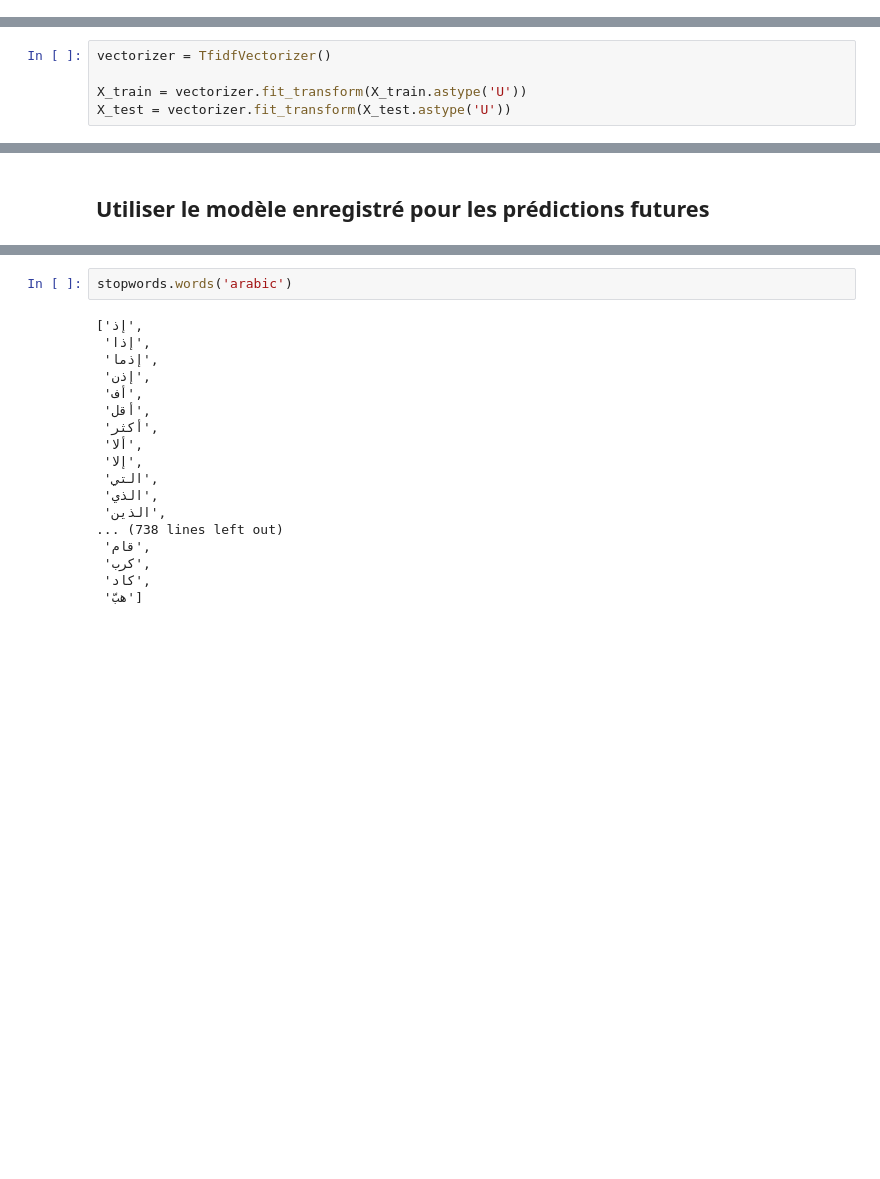
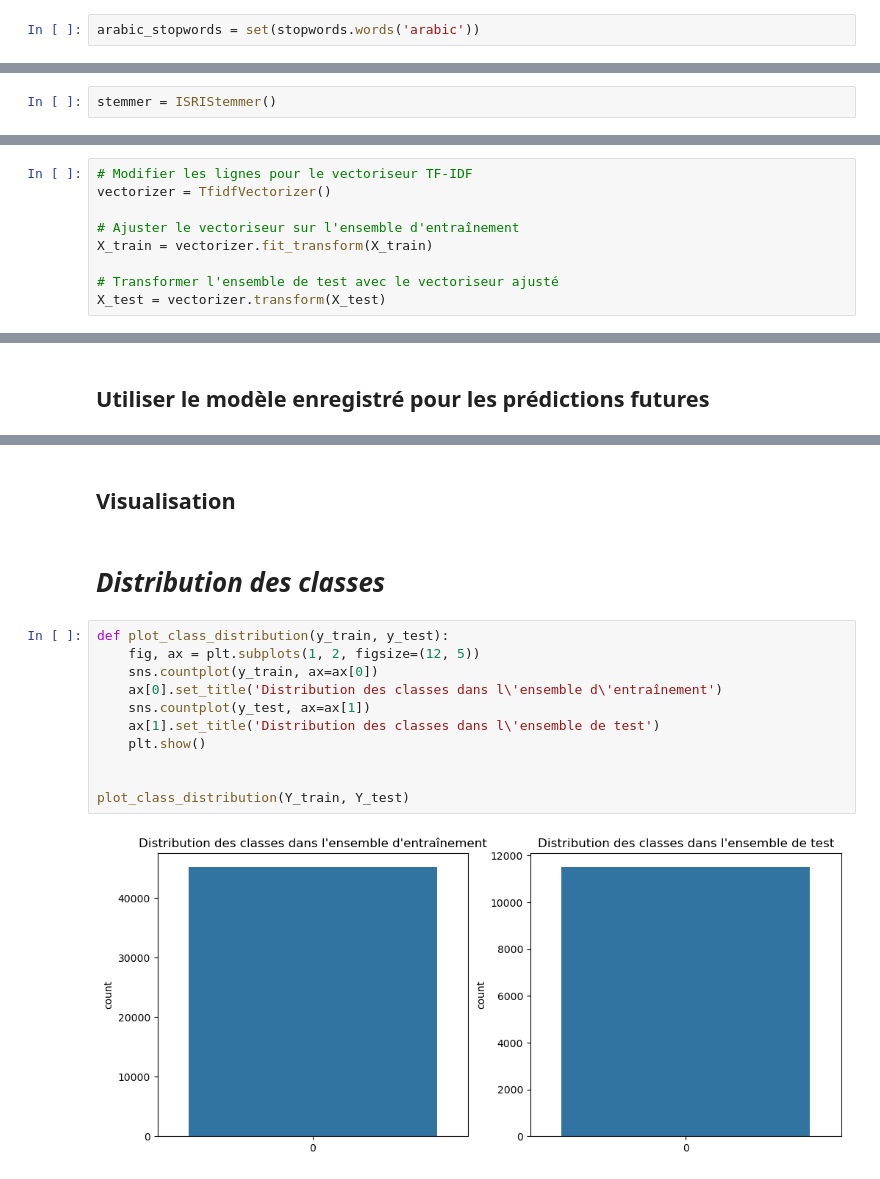
Before and after one commit to cheikhAbd/Sentiment_Analysis_Arabic, a Jupyter notebook: Sentiment_Analysis_Arabic.ipynb, the cells around one changed output, grey strips where cells are left out. Drawn from its saved outputs; the diff is of its cells as text; blank space fills up the shorter version.

```diff
--- a/Sentiment_Analysis_Arabic.ipynb
+++ b/Sentiment_Analysis_Arabic.ipynb
@@ -68,0 +142,2 @@ Y_train.shape , X_train.shape , X_test.shape , Y_test.shape
+# %%
+arabic_stopwords = set(stopwords.words('arabic'))
@@ -68,0 +146,2 @@ Y_train.shape , X_train.shape , X_test.shape , Y_test.shape
+# %%
+stemmer = ISRIStemmer()
@@ -69,10 +205,14 @@ Y_train.shape , X_train.shape , X_test.shape , Y_test.shape
 # %% [markdown]
 ## **Vectorisation des Textes**
-# %%
-vectorizer = TfidfVectorizer()
-
-X_train = vectorizer.fit_transform(X_train.astype('U'))
-X_test = vectorizer.fit_transform(X_test.astype('U'))
+# %%
+# Modifier les lignes pour le vectoriseur TF-IDF
+vectorizer = TfidfVectorizer()
+
+# Ajuster le vectoriseur sur l'ensemble d'entraînement
+X_train = vectorizer.fit_transform(X_train)
+
+# Transformer l'ensemble de test avec le vectoriseur ajusté
+X_test = vectorizer.transform(X_test)
 # %%
 X_train
 # %% [output]
@@ -182,20 +276,17 @@ True
-# %%
-stopwords.words('arabic')
-# %% [output]
-['إذ',
- 'إذا',
- 'إذما',
- 'إذن',
- 'أف',
- 'أقل',
- 'أكثر',
- 'ألا',
- 'إلا',
- 'التي',
- 'الذي',
- 'الذين',
-... (738 lines left out)
- 'قام',
- 'كرب',
- 'كاد',
- 'هبّ']
+# %% [markdown]
+## **Visualisation**
+# %% [markdown]
+# *Distribution des classes*
+# %%
+def plot_class_distribution(y_train, y_test):
+    fig, ax = plt.subplots(1, 2, figsize=(12, 5))
+    sns.countplot(y_train, ax=ax[0])
+    ax[0].set_title('Distribution des classes dans l\'ensemble d\'entraînement')
+    sns.countplot(y_test, ax=ax[1])
+    ax[1].set_title('Distribution des classes dans l\'ensemble de test')
+    plt.show()
+
+
+plot_class_distribution(Y_train, Y_test)
+# %% [output]
+[figure, added]
```
Also changed, not shown: parts of 35 cells of this notebook, 12 other files.
